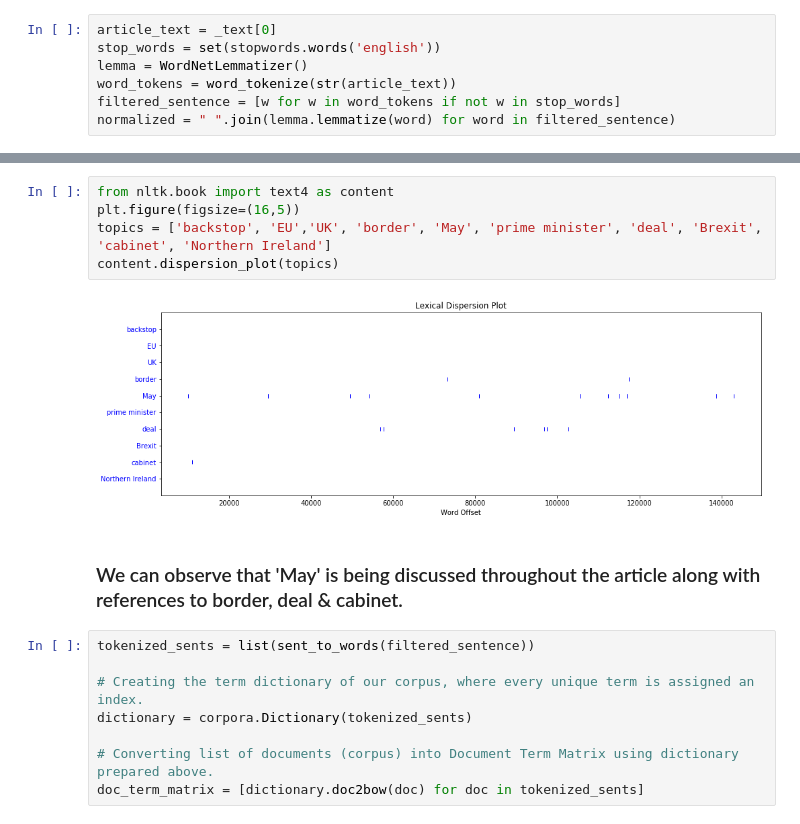
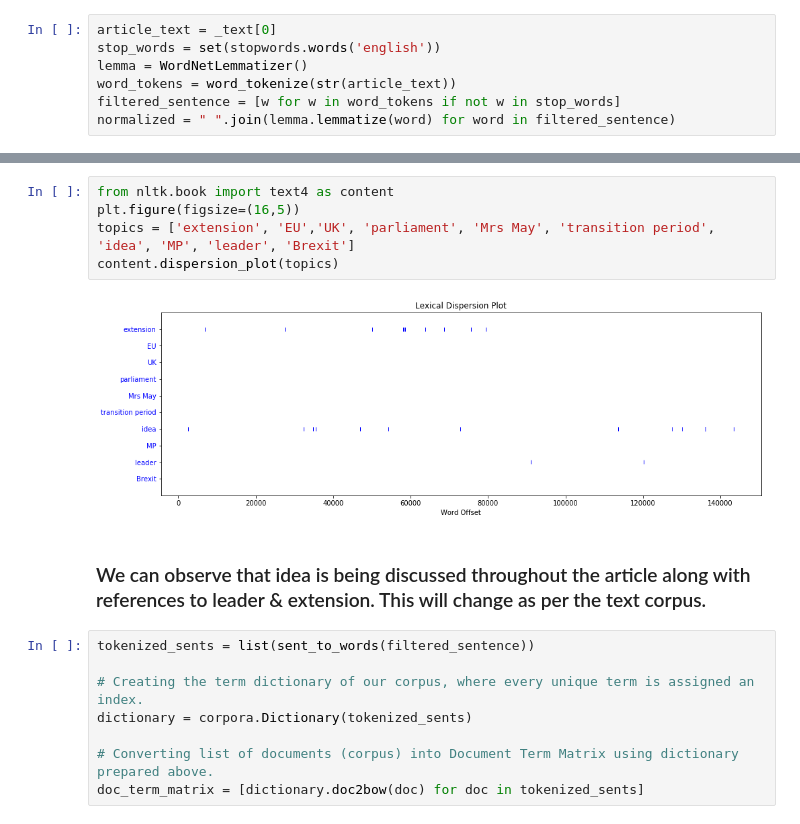
Before and after one commit to IBM/text-summarization-and-visualization-using-watson-studio, a Jupyter notebook: notebook/Text_Summarize_and_Visualize.ipynb, the cells around one changed output, grey strips where cells are left out. Drawn from its saved outputs; the diff is of its cells as text.

```diff
--- a/notebook/Text_Summarize_and_Visualize.ipynb
+++ b/notebook/Text_Summarize_and_Visualize.ipynb
@@ -454,12 +451,12 @@ plt.show()
 # %%
 from nltk.book import text4 as content
 plt.figure(figsize=(16,5))
-topics = ['backstop', 'EU','UK', 'border', 'May', 'prime minister', 'deal', 'Brexit', 'cabinet', 'Northern Ireland']
+topics = ['extension', 'EU','UK', 'parliament', 'Mrs May', 'transition period', 'idea', 'MP', 'leader', 'Brexit']
 content.dispersion_plot(topics)
 # %% [output]
-[figure, old version]
+[figure, new version]
 # %% [markdown]
-### We can observe that 'May' is being discussed throughout the article along with references to border, deal & cabinet.
+### We can observe that idea is being discussed throughout the article along with references to leader & extension. This will change as per the text corpus.
 # %%
 tokenized_sents = list(sent_to_words(filtered_sentence))
 
```
Also changed, not shown: parts of 19 cells of this notebook.
